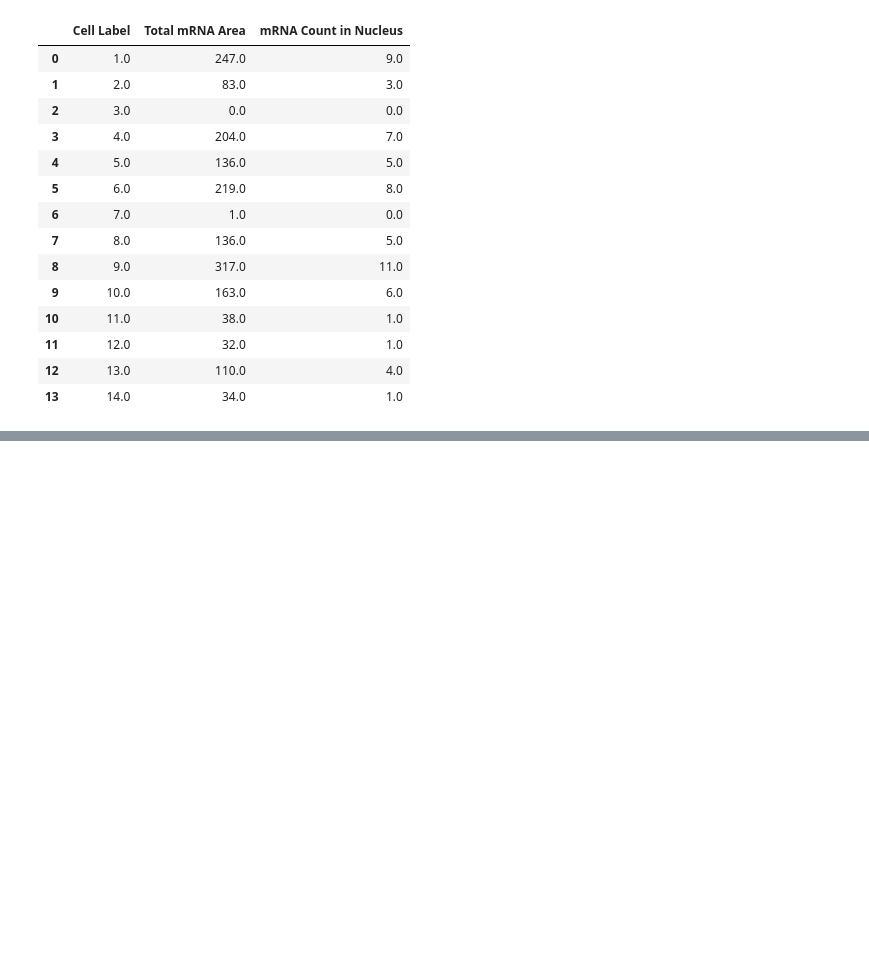
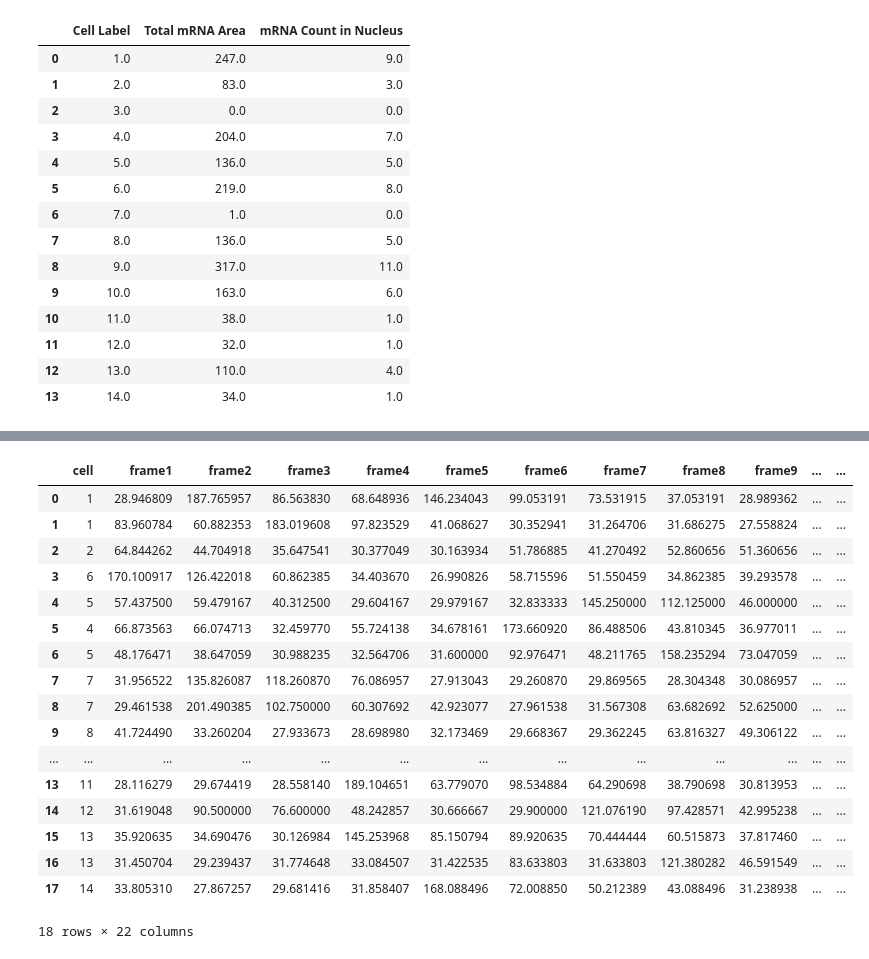
Before and after one commit to Munsky/UQbio2024_Team3, a Jupyter notebook: Codes/mRNA_identification.ipynb, the cells around one changed output, grey strips where cells are left out. Cells and saved outputs as stored; diff of their text form; code cells hidden in the pictures; blank space fills up the shorter version.

```diff
--- a/Codes/mRNA_identification.ipynb
+++ b/Codes/mRNA_identification.ipynb
@@ -289,0 +269,55 @@ df_m_c
+# %%
+# Initialize an empty DataFrame
+df_trans = pd.DataFrame()
+
+# Initialize an empty list to store the cell each region belongs to
+cell_labels = []
+
+# Loop over each frame in the image
+for i in range(img.shape[0]):
+    # Calculate the properties of each region for the current frame
+    regions = measure.regionprops(labeled_trans, intensity_image=img[i,:,:,2])
+
+    # Get the mean intensity of each region
+    brightness = [region.mean_intensity for region in regions]
+
+    # Add the brightness values to the DataFrame
+    df_trans['frame'+str(i+1)] = brightness
+
+# Loop over each region
+for region in regions:
+    # Get the coordinates of the region
+    coords = region.coords
+
+    # Get the labels of the cells that the region belongs to in masks_cyto
+    labels = masks_cyto[coords[:,0], coords[:,1]]
+
+    # Get the most common label, which is the cell that the region belongs to
+    cell_label = np.argmax(np.bincount(labels))
+
+    # Add the cell label to the list
+    cell_labels.append(cell_label)
+
+# Add the cell labels to the DataFrame
+df_trans.insert(0, 'cell', cell_labels)
+
+df_trans
+# %% [output]
+|  | cell | frame1 | frame2 | frame3 | frame4 | frame5 | frame6 | frame7 | frame8 | frame9 | ... | ... |
+| 0 | 1 | 28.946809 | 187.765957 | 86.563830 | 68.648936 | 146.234043 | 99.053191 | 73.531915 | 37.053191 | 28.989362 | ... | ... |
+| 1 | 1 | 83.960784 | 60.882353 | 183.019608 | 97.823529 | 41.068627 | 30.352941 | 31.264706 | 31.686275 | 27.558824 | ... | ... |
+| 2 | 2 | 64.844262 | 44.704918 | 35.647541 | 30.377049 | 30.163934 | 51.786885 | 41.270492 | 52.860656 | 51.360656 | ... | ... |
+| 3 | 6 | 170.100917 | 126.422018 | 60.862385 | 34.403670 | 26.990826 | 58.715596 | 51.550459 | 34.862385 | 39.293578 | ... | ... |
+| 4 | 5 | 57.437500 | 59.479167 | 40.312500 | 29.604167 | 29.979167 | 32.833333 | 145.250000 | 112.125000 | 46.000000 | ... | ... |
+| 5 | 4 | 66.873563 | 66.074713 | 32.459770 | 55.724138 | 34.678161 | 173.660920 | 86.488506 | 43.810345 | 36.977011 | ... | ... |
+| 6 | 5 | 48.176471 | 38.647059 | 30.988235 | 32.564706 | 31.600000 | 92.976471 | 48.211765 | 158.235294 | 73.047059 | ... | ... |
+| 7 | 7 | 31.956522 | 135.826087 | 118.260870 | 76.086957 | 27.913043 | 29.260870 | 29.869565 | 28.304348 | 30.086957 | ... | ... |
+| 8 | 7 | 29.461538 | 201.490385 | 102.750000 | 60.307692 | 42.923077 | 27.961538 | 31.567308 | 63.682692 | 52.625000 | ... | ... |
+| 9 | 8 | 41.724490 | 33.260204 | 27.933673 | 28.698980 | 32.173469 | 29.668367 | 29.362245 | 63.816327 | 49.306122 | ... | ... |
+| ... | ... | ... | ... | ... | ... | ... | ... | ... | ... | ... | ... | ... |
+| 13 | 11 | 28.116279 | 29.674419 | 28.558140 | 189.104651 | 63.779070 | 98.534884 | 64.290698 | 38.790698 | 30.813953 | ... | ... |
+| 14 | 12 | 31.619048 | 90.500000 | 76.600000 | 48.242857 | 30.666667 | 29.900000 | 121.076190 | 97.428571 | 42.995238 | ... | ... |
+| 15 | 13 | 35.920635 | 34.690476 | 30.126984 | 145.253968 | 85.150794 | 89.920635 | 70.444444 | 60.515873 | 37.817460 | ... | ... |
+| 16 | 13 | 31.450704 | 29.239437 | 31.774648 | 33.084507 | 31.422535 | 83.633803 | 31.633803 | 121.380282 | 46.591549 | ... | ... |
+| 17 | 14 | 33.805310 | 27.867257 | 29.681416 | 31.858407 | 168.088496 | 72.008850 | 50.212389 | 43.088496 | 31.238938 | ... | ... |
+18 rows × 22 columns
```
Also changed, not shown: parts of 9 cells of this notebook.
